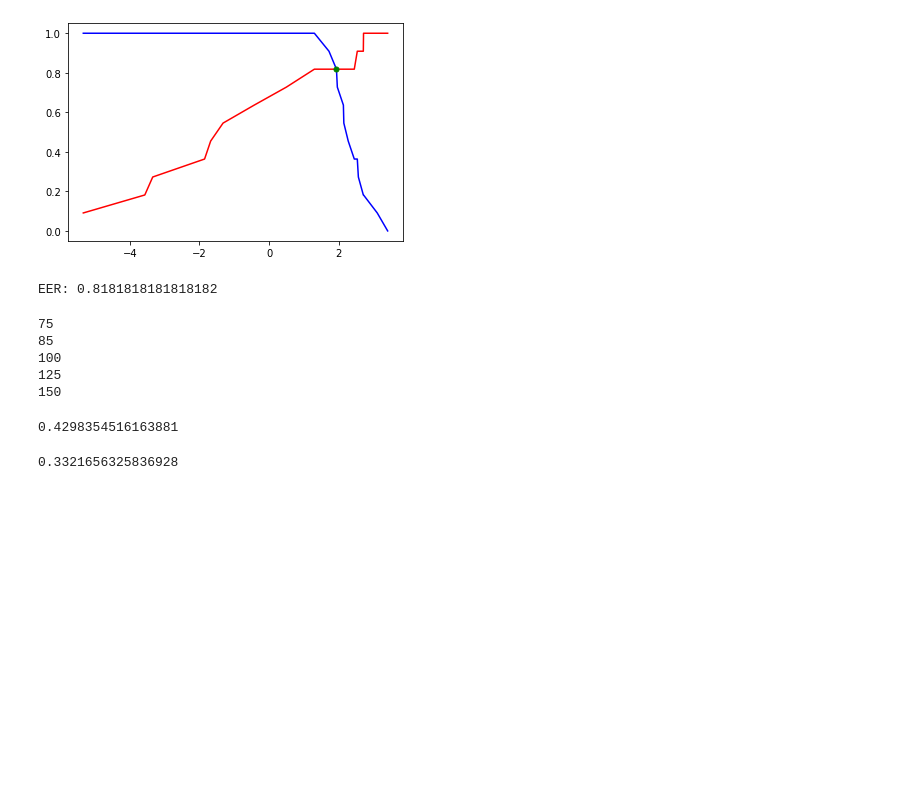
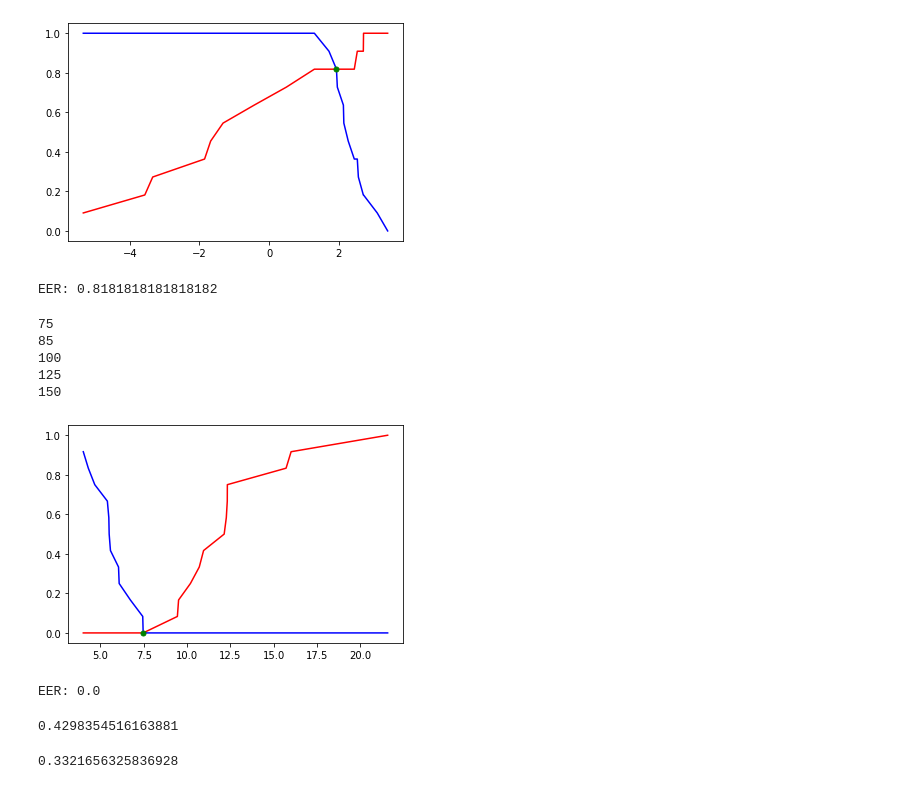
Before and after one commit to matuskovac/Diploma-thesis, a Jupyter notebook: scripts/LogIn_Preprocessing.ipynb, the cells around one changed output. Cells and saved outputs as stored; diff of their text form; code cells hidden in the pictures; blank space fills up the shorter version.

Commit message:
fix prediction by segment

```diff
--- a/scripts/LogIn_Preprocessing.ipynb
+++ b/scripts/LogIn_Preprocessing.ipynb
@@ -466,6 +466,20 @@ def unify_y_column_format(test_y, predicted, selected_owners, treshold):
     predict_converted = [1 if i <= treshold else 0 for i in predicted]
 
     return test_converted, predict_converted
+
+def adapt_columns_for_evaluation(Y, pred, predict_based_on_whole_pattern):
+    if predict_based_on_whole_pattern:
+
+        df_results =  Y[[train_y_columns,'id']]
+        df_results['prediction'] = pred
+        nieco=df_results.groupby([train_y_columns,'id']).median()
+        nieco=nieco.reset_index().drop('id', axis=1)
+
+        ground_truth, predicted = nieco[train_y_columns], nieco['prediction']
+    else:
+        ground_truth, predicted= Y[train_y_columns], pred
+
+    return ground_truth, predicted
 # %%
 def use_imputation(df_list, train_x_columns):
     imputer = IterativeImputer(random_state=0, max_iter=20, verbose=2)
@@ -691,3 +690,20 @@ df_train, df_val, df_test = adapt_dfs_to_users(df_raw_train, df_raw_val, df_raw_
+# %%
+predict_based_on_whole_pattern = True
+
+selected_owners = 'Stevo'
+df_train, df_val, df_test = adapt_dfs_to_users(df_raw_train, df_raw_val, df_raw_test, selected_owners)
+
+knn = get_knn()
+knn.fit(df_train[train_x_columns])
+
+predicted_test=[np.mean(i) for i in knn.kneighbors(df_test[train_x_columns])[0]]
+
+ground_truth_test, predicted_test = adapt_columns_for_evaluation(df_test[[train_y_columns,'id']], predicted_test, predict_based_on_whole_pattern)
+
+plot_far_eer(ground_truth_test, predicted_test)
+# %% [output]
+[figure, added]
+EER: 0.0
 # %%
 test_eer_array=[]
 val_eer_array=[]
```
Also changed, not shown: parts of 9 cells of this notebook.
